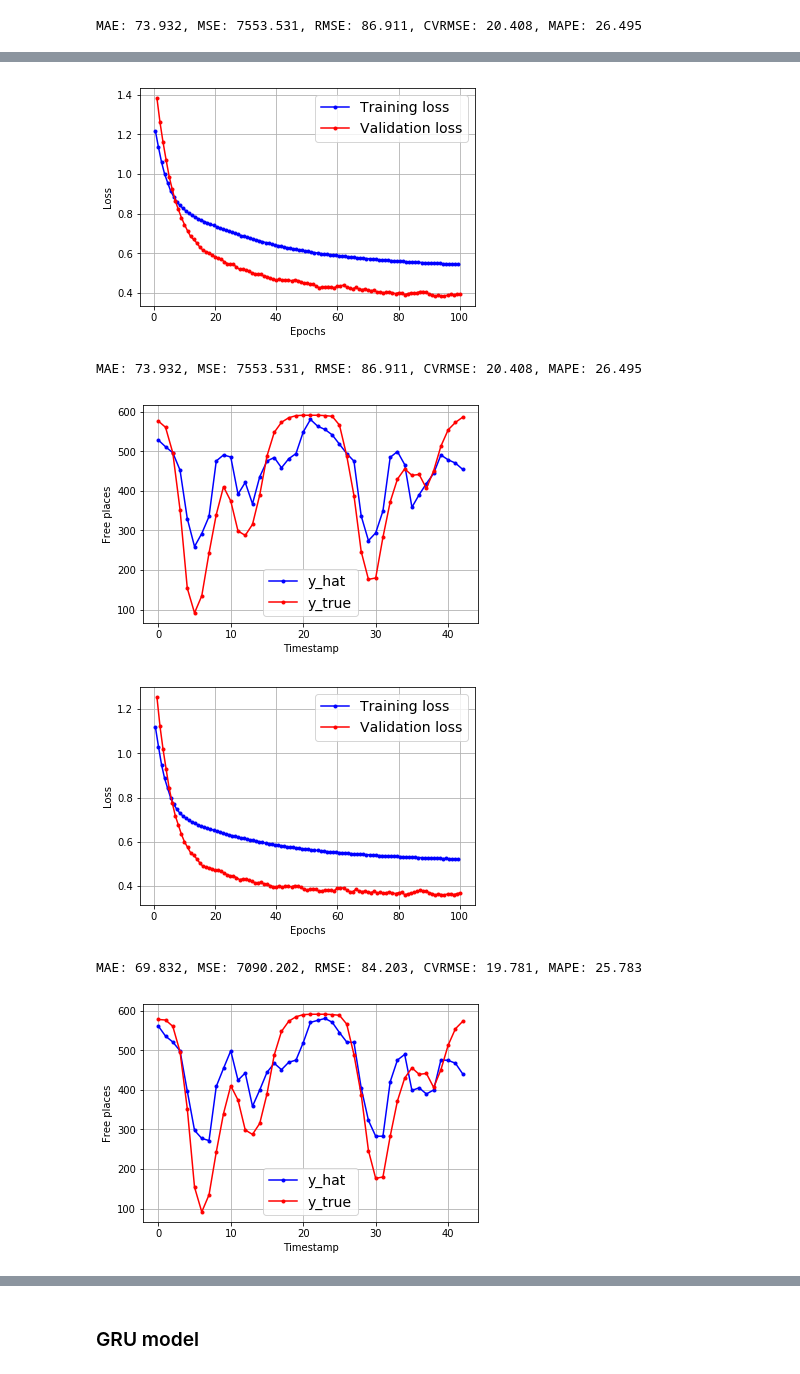
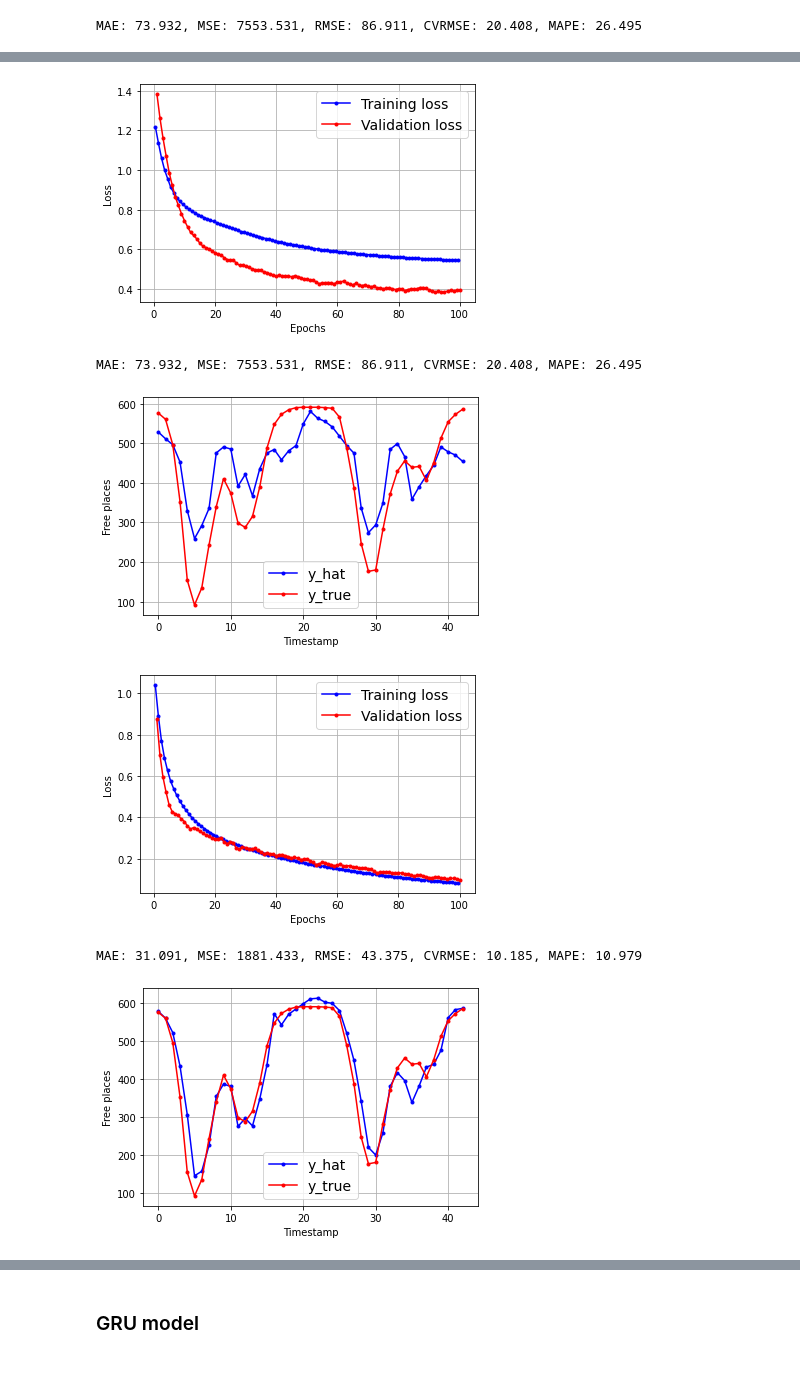
Before and after one commit to fterroso/mobility_murcia_umu_ucam, a Jupyter notebook: 06_prediction_with_DNN.ipynb, the cells around one changed output, grey strips where cells are left out. Cells and saved outputs as stored; diff of their text form; code cells hidden in the pictures.

Commit message:
meteor

```diff
--- a/06_prediction_with_DNN.ipynb
+++ b/06_prediction_with_DNN.ipynb
@@ -82,12 +123,32 @@ def generate_univariate_time_series_fn2(zone_parking, subflow, prev_hours, T=1):
     series = []
     for i in range(0,subflow.shape[0]-prev_hours-T):
         mob_values = subflow[i:i+prev_hours].values
-        parking_values = zone_parking.iloc[i:(prev_hours + i +T -1)]
-        s = np.append(mob_values,parking_values).reshape(-1,prev_hours*2)
+        parking_values = zone_parking.iloc[i:(prev_hours + i +T)]
+        s = np.append(mob_values,parking_values).reshape(-1,prev_hours*2+1)
         series.append(s)
     series= np.array(series)
-    series = series.reshape(series.shape[0],prev_hours*2,1)
+    series = series.reshape(series.shape[0],prev_hours*2+1,1)
     return series
+
+#input: flow(t), flow(t-1), ..,flow(t-prev_hours), parking(t), parking(t-1),...,
+#parking(t-prev_hours), meteor(t), meteor(t-1), ..., meteor(t-prev_hours) output: parking(t+T)
+def generate_univariate_time_series_fn3(zone_parking, subflow, meteoro, prev_hours, T=1):
+    series = []
+    for i in range(0,subflow.shape[0]-prev_hours-T):
+        mob_values = subflow[i:i+prev_hours].values
+        parking_values = zone_parking.iloc[i:(prev_hours + i +T -1)]
+        meteor_values = meteoro.loc[i:(prev_hours + i +T -2)]
+        mob_values_d = pd.DataFrame(mob_values)
+        mob_values_d.index += i
+        parking_value_to_predict = zone_parking.iloc[prev_hours + i +T -1]
+         #s = np.append(mob_values,meteor,parking_values).reshape(-1,prev_hours*2)
+        s = pd.concat([mob_values_d,meteor_values, parking_values], axis=1)
+        s = s.T.to_numpy().reshape(-1)
+        #s = s.append(parking_value_to_predict)
+        s = np.append(s, parking_value_to_predict)
+        series.append(s)
+    series2 = np.asarray(series, dtype=np.float32)
+    return series2
 # %%
 def generate_time_series_for_rnn_fn(zone_parking, subflow, prev_hours, T=1):
     X= []
@@ -191,17 +300,18 @@ X_valid.shape, y_valid.shape
 # %% [output]
 ((43, 12, 1), (43, 1))
 # %%
-#auro
-def generate_train_test(zone_parking, subflow, prev_hours, T=1, fun =1, tr= 0.9):
+def generate_train_test(zone_parking, subflow, meteoro =[], prev_hours = 12, T=1, fun =1, tr= 0.9, nfeatures=1):
     if(fun==1):
         ts = generate_univariate_time_series_fn(zone_parking, subflow, n_steps, T_)
+    if(fun==2):
+        ts = generate_univariate_time_series_fn2(zone_parking, subflow, n_steps, T_)
     else:
-        ts = generate_univariate_time_series_fn2(zone_parking, subflow, n_steps, T_)
+        ts = generate_univariate_time_series_fn3(zone_parking, subflow, meteoro, n_steps, T_)
     n_series = ts.shape[0]
     training_rate = tr
     n_series_training = round(n_series * training_rate)
-    X_train, y_train = ts[:n_series_training,:n_steps], ts[:n_series_training, -1]
-    X_valid, y_valid = ts[n_series_training:,:n_steps], ts[n_series_training:, -1]
+    X_train, y_train = ts[:n_series_training,:n_steps*nfeatures], ts[:n_series_training, -1]
+    X_valid, y_valid = ts[n_series_training:,:n_steps*nfeatures], ts[n_series_training:, -1]
     return X_train, y_train, X_valid, y_valid
 # %%
 def generate_train_test_for_rnn(zone_parking, subflow, prev_hours, T=1, fun =1, tr= 0.9):
@@ -313,10 +423,10 @@ plot_prediction_vs_groundtruth_fn(y_valid, y_hat)
 # %%
-def mlp_benchmark(X_train, y_train, X_valid, y_valid):
+def mlp_benchmark(X_train, y_train, X_valid, y_valid, nfeatures=1):
     np.random.seed(42)
     tf.random.set_seed(42)
 
     model_mlp = keras.models.Sequential([
-        keras.layers.Flatten(input_shape=[n_steps, 1]),
+        keras.layers.Flatten(input_shape=[n_steps*nfeatures, 1]),
         keras.layers.Dense(1)
     ])
 
@@ -333,15 +443,15 @@ def mlp_benchmark(X_train, y_train, X_valid, y_valid):
 X_train, y_train, X_valid, y_valid = generate_train_test(parking_scaled_df, flow_scaled_df, 12, T=1)
 mlp_benchmark(X_train, y_train, X_valid, y_valid)
 # %% [output]
-[figure, old version]
+[figure, new version]
 MAE: 73.932, MSE: 7553.531, RMSE: 86.911, CVRMSE: 20.408, MAPE: 26.495
-[figure, old version]
+[figure, new version]
 # %%
 # Model with flows and parking as inputs
 X_train, y_train, X_valid, y_valid = generate_train_test(parking_scaled_df, flow_scaled_df,
-                                                         12, T=1, fun = 2)
-mlp_benchmark(X_train, y_train, X_valid, y_valid)
+                                                         12, T=1, fun = 2, nfeatures=2)
+mlp_benchmark(X_train, y_train, X_valid, y_valid, nfeatures=2)
 # %% [output]
-[figure, old version]
+[figure, new version]
-MAE: 69.832, MSE: 7090.202, RMSE: 84.203, CVRMSE: 19.781, MAPE: 25.783
+MAE: 31.091, MSE: 1881.433, RMSE: 43.375, CVRMSE: 10.185, MAPE: 10.979
-[figure, old version]
+[figure, new version]
```
Also changed, not shown: parts of 14 cells of this notebook.
